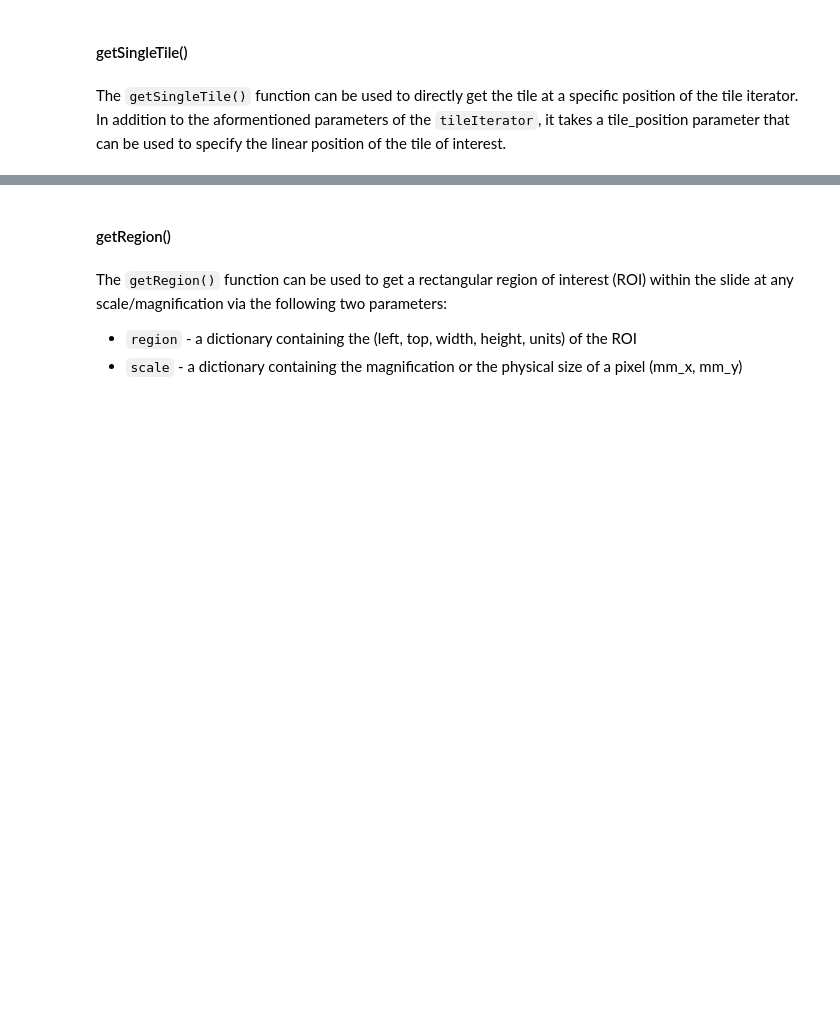
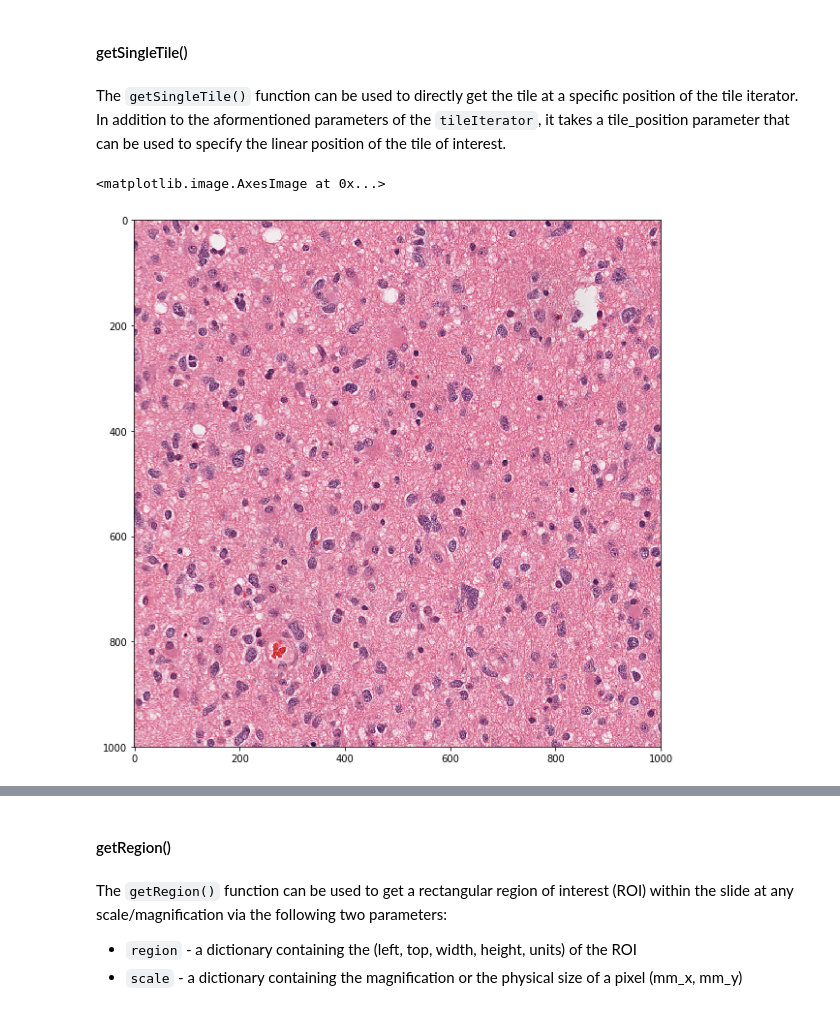
Before and after one commit to DigitalSlideArchive/HistomicsTK, a Jupyter notebook: docs/examples/wsi-io-using-large-image.ipynb, the cells around one changed output, grey strips where cells are left out. Cells and saved outputs as stored; diff of their text form; code cells hidden in the pictures; blank space fills up the shorter version.

```diff
--- a/docs/examples/wsi-io-using-large-image.ipynb
+++ b/docs/examples/wsi-io-using-large-image.ipynb
@@ -236,11 +244,16 @@ In addition to the aformentioned parameters of the `tileIterator`, it takes a ti
 # %%
 pos = 1000
 
-tile_info = ts.getSingleTile(tile_size=dict(width=1000, height=1000),
-                             scale=dict(magnification=20),
-                             tile_position=pos)
+tile_info = ts.getSingleTile(
+    tile_size=dict(width=1000, height=1000),
+    scale=dict(magnification=20),
+    tile_position=pos
+)
 
 plt.imshow(tile_info['tile'])
+# %% [output]
+<matplotlib.image.AxesImage at 0x...>
+[figure, added]
 # %% [markdown]
 <a id="getRegion"></a>
 # %% [markdown]
```
Also changed, not shown: parts of 11 cells of this notebook.
